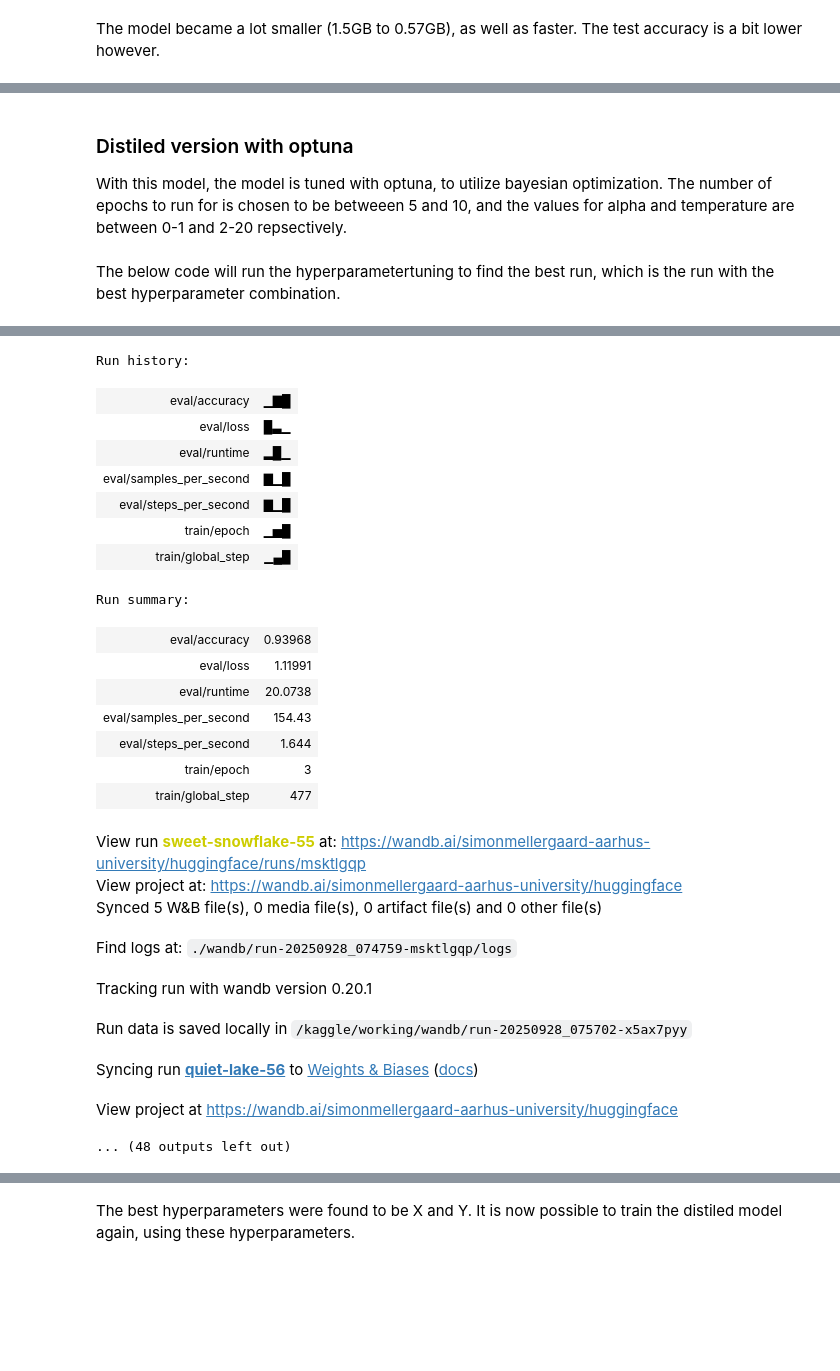
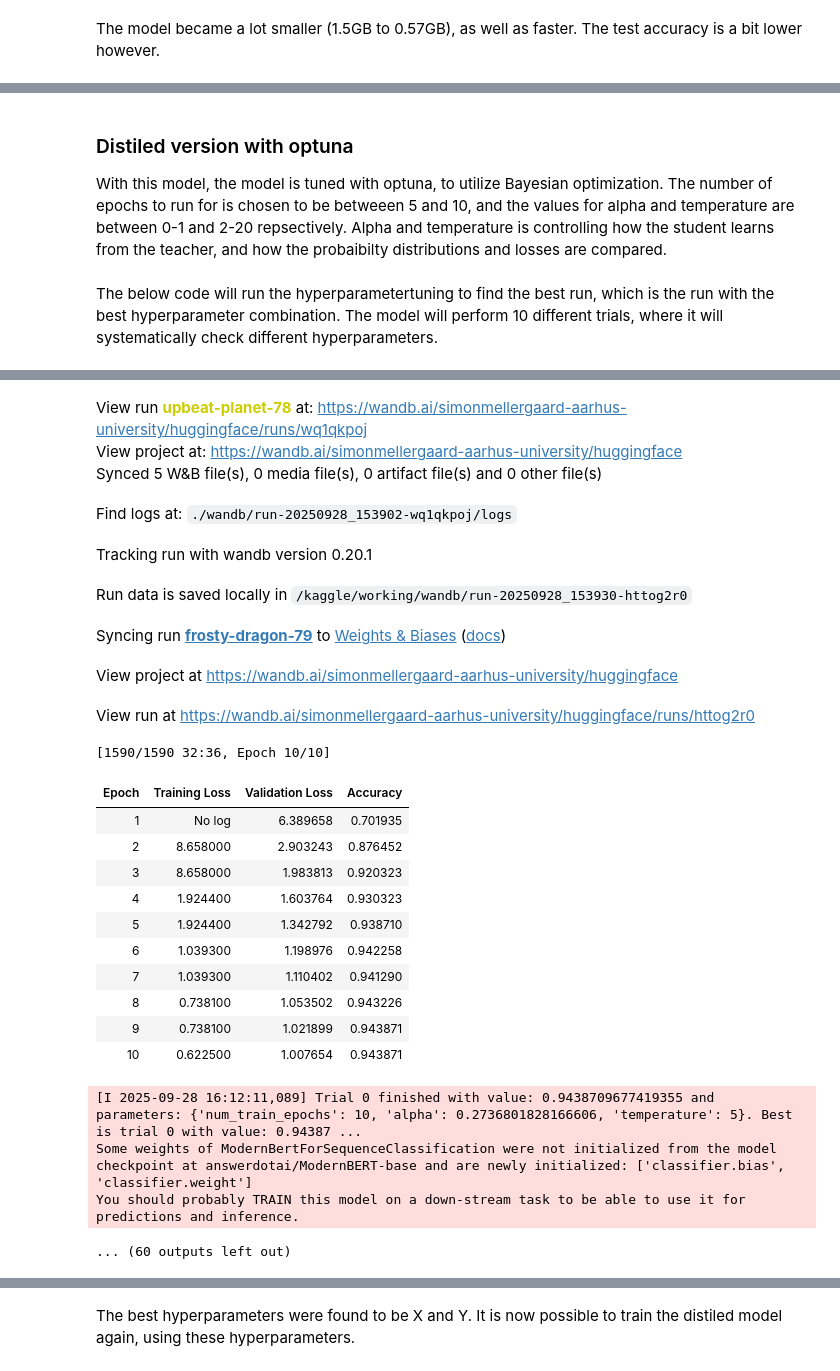
Before and after one commit to simon-mellergaard/GAI-with-LLMs, a Jupyter notebook: Project codes/Assignment04.ipynb, the cells around one changed output, grey strips where cells are left out. Saved outputs shown, nothing was run; the diff lists cells and outputs as text; code cells hidden in the pictures; blank space fills up the shorter version.

```diff
--- a/Project codes/Assignment04.ipynb
+++ b/Project codes/Assignment04.ipynb
@@ -354,9 +372,4 @@ teacher_model = (AutoModelForSequenceClassification
 # %%
-def compute_metrics(pred):
-    predictions, labels = pred
-    predictions = np.argmax(predictions, axis=1)
-    return accuracy.compute(predictions=predictions, references=labels)
-
 batch_size = 48
 
 student_training_args = DistillationTrainingArguments(
@@ -366,8 +379,17 @@ student_training_args = DistillationTrainingArguments(
     logging_steps=200,
     num_train_epochs=5,
     learning_rate=2e-5,
+    save_strategy="no",
     per_device_train_batch_size=batch_size,
     per_device_eval_batch_size=batch_size,
     alpha=1,
     weight_decay=0.01,
 )
+modernbert_trainer = DistillationTrainer(
+    model_init=student_init,
+    teacher_model=teacher_model,
+    args=student_training_args,
+    train_dataset=clinc_enc['train'],
+    eval_dataset=clinc_enc['validation'],
+    compute_metrics=compute_metrics,
+    tokenizer=student_tokenizer)
@@ -440,11 +458,11 @@ perf_metrics
 # %% [markdown]
 ### Distiled version with optuna
 
-With this model, the model is tuned with optuna, to utilize bayesian optimization. The number of epochs to run for is chosen to be betweeen 5 and 10, and the values for alpha and temperature are between 0-1 and 2-20 repsectively.
+With this model, the model is tuned with optuna, to utilize Bayesian optimization. The number of epochs to run for is chosen to be betweeen 5 and 10, and the values for alpha and temperature are between 0-1 and 2-20 repsectively. Alpha and temperature is controlling how the student learns from the teacher, and how the probaibilty distributions and losses are compared.
 # %%
 def hp_space(trial):
     return {"num_train_epochs": trial.suggest_int("num_train_epochs", 5, 10),
         "alpha": trial.suggest_float("alpha", 0, 1),
         "temperature": trial.suggest_int("temperature", 2, 20)}
 # %% [markdown]
-The below code will run the hyperparametertuning to find the best run, which is the run with the best hyperparameter combination.
+The below code will run the hyperparametertuning to find the best run, which is the run with the best hyperparameter combination. The model will perform 10 different trials, where it will systematically check different hyperparameters.
@@ -451,4 +474,4 @@ The below code will run the hyperparametertuning to find the best run, which is
 # %%
 best_run = modernbert_trainer.hyperparameter_search(
-    n_trials=20, direction="maximize", hp_space=hp_space)
+    n_trials=5, direction="maximize", hp_space=hp_space)
 # %% [output]
@@ -456,30 +479,30 @@ best_run = modernbert_trainer.hyperparameter_search(
 Some weights of ModernBertForSequenceClassification were not initialized from the model checkpoint at answerdotai/ModernBERT-base and are newly initialized: ['classifier.bias', 'classifier.weight']
 You should probably TRAIN this model on a down-stream task to be able to use it for predictions and inference.
 [interactive output not drawn]
-Run history:
-| eval/accuracy | ▁▇█ |
-| eval/loss | █▃▁ |
-| eval/runtime | ▂█▁ |
-| eval/samples_per_second | ▇▁█ |
-| eval/steps_per_second | ▇▁█ |
-| train/epoch | ▁▅█ |
-| train/global_step | ▁▄█ |
-Run summary:
-| eval/accuracy | 0.93968 |
-| eval/loss | 1.11991 |
-| eval/runtime | 20.0738 |
-| eval/samples_per_second | 154.43 |
-| eval/steps_per_second | 1.644 |
-| train/epoch | 3 |
-| train/global_step | 477 |
-View run sweet-snowflake-55 at: https://wandb.ai/simonmellergaard-aarhus-university/huggingface/runs/msktlgqp
+View run upbeat-planet-78 at: https://wandb.ai/simonmellergaard-aarhus-university/huggingface/runs/wq1qkpoj
 View project at: https://wandb.ai/simonmellergaard-aarhus-university/huggingface
 Synced 5 W&B file(s), 0 media file(s), 0 artifact file(s) and 0 other file(s)
-Find logs at: ./wandb/run-20250928_074759-msktlgqp/logs
+Find logs at: ./wandb/run-20250928_153902-wq1qkpoj/logs
 Tracking run with wandb version 0.20.1
-Run data is saved locally in /kaggle/working/wandb/run-20250928_075702-x5ax7pyy
+Run data is saved locally in /kaggle/working/wandb/run-20250928_153930-httog2r0
-Syncing run quiet-lake-56 to Weights & Biases (docs)
+Syncing run frosty-dragon-79 to Weights & Biases (docs)
 View project at https://wandb.ai/simonmellergaard-aarhus-university/huggingface
+View run at https://wandb.ai/simonmellergaard-aarhus-university/huggingface/runs/httog2r0
+[1590/1590 32:36, Epoch 10/10]
+| Epoch | Training Loss | Validation Loss | Accuracy |
+| 1 | No log | 6.389658 | 0.701935 |
+| 2 | 8.658000 | 2.903243 | 0.876452 |
+| 3 | 8.658000 | 1.983813 | 0.920323 |
+| 4 | 1.924400 | 1.603764 | 0.930323 |
+| 5 | 1.924400 | 1.342792 | 0.938710 |
+| 6 | 1.039300 | 1.198976 | 0.942258 |
+| 7 | 1.039300 | 1.110402 | 0.941290 |
+| 8 | 0.738100 | 1.053502 | 0.943226 |
+| 9 | 0.738100 | 1.021899 | 0.943871 |
+| 10 | 0.622500 | 1.007654 | 0.943871 |
+[I 2025-09-28 16:12:11,089] Trial 0 finished with value: 0.9438709677419355 and parameters: {'num_train_epochs': 10, 'alpha': 0.2736801828166606, 'temperature': 5}. Best is trial 0 with value: 0.94387 ...
+Some weights of ModernBertForSequenceClassification were not initialized from the model checkpoint at answerdotai/ModernBERT-base and are newly initialized: ['classifier.bias', 'classifier.weight']
+You should probably TRAIN this model on a down-stream task to be able to use it for predictions and inference.
-... (48 outputs left out)
+... (60 outputs left out)
 # %%
 print(best_run)
```
Also changed, not shown: parts of 46 cells of this notebook.
